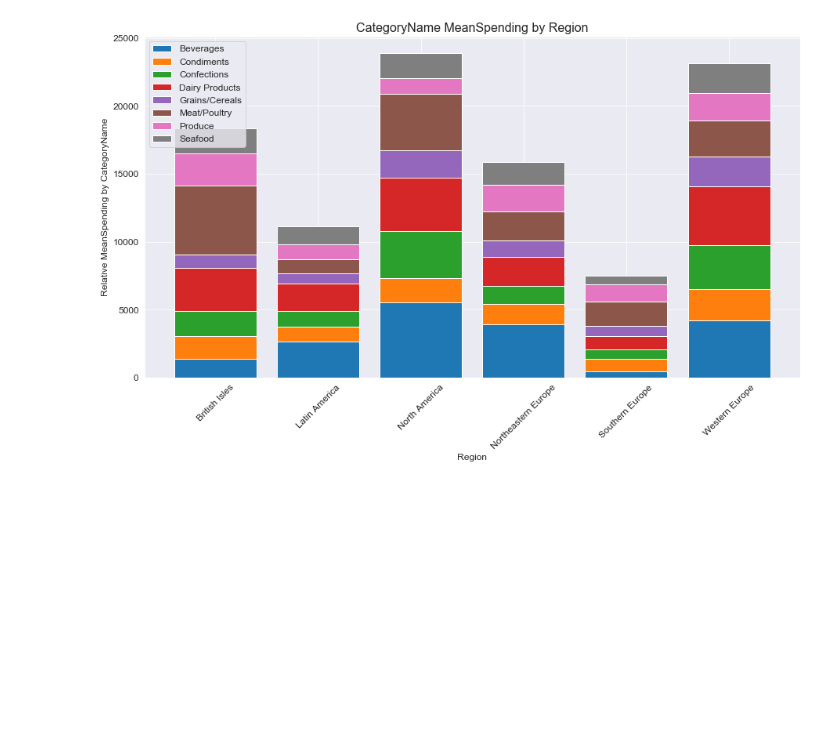
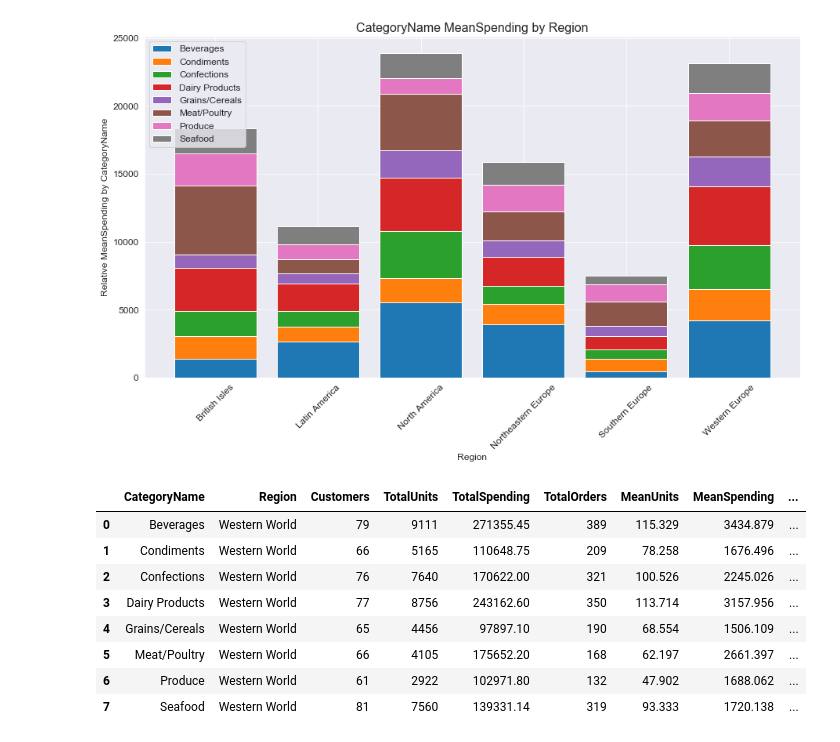
Before and after one commit to magnawhale/dsc-mod-3-project-online-ds-ft-051319, a Jupyter notebook: question_03.ipynb, the cells around one changed output. Saved outputs shown, nothing was run; the diff lists cells and outputs as text; code cells hidden in the pictures; blank space fills up the shorter version.

```diff
--- a/question_03.ipynb
+++ b/question_03.ipynb
@@ -346,3 +346,27 @@ dataset = make_dataset(region2_df,'CategoryName', 'MeanSpending')
 stacked_bar_plot(region2_df,'CategoryName', 'Region', 'MeanSpending', dataset)
 # %% [output]
 [figure]
+# %%
+pop_df = pd.DataFrame()
+for i in list(region_df.CategoryName.unique()):
+    if pop_df.empty:
+        pop_df = pd.DataFrame(region_df.loc[region_df.CategoryName == i].groupby(['CategoryName'], as_index=False).sum())
+    else:
+        derp = pd.DataFrame(region_df.loc[region_df.CategoryName == i].groupby(['CategoryName'], as_index=False).sum())
+        pop_df = pd.concat([pop_df, derp])
+pop_df.insert(1, 'Region', 'Western World')
+pop_df['MeanUnits'] = round(pop_df['TotalUnits'] / pop_df['Customers'], 3)
+pop_df['MeanSpending'] = round(pop_df['TotalSpending'] / pop_df['Customers'], 3)
+pop_df['MeanOrders'] = round(pop_df['TotalOrders'] / pop_df['Customers'], 3)
+pop_df.reset_index(drop=True, inplace=True)
+pop_df
+# %% [output]
+|  | CategoryName | Region | Customers | TotalUnits | TotalSpending | TotalOrders | MeanUnits | MeanSpending | ... |
+| 0 | Beverages | Western World | 79 | 9111 | 271355.45 | 389 | 115.329 | 3434.879 | ... |
+| 1 | Condiments | Western World | 66 | 5165 | 110648.75 | 209 | 78.258 | 1676.496 | ... |
+| 2 | Confections | Western World | 76 | 7640 | 170622.00 | 321 | 100.526 | 2245.026 | ... |
+| 3 | Dairy Products | Western World | 77 | 8756 | 243162.60 | 350 | 113.714 | 3157.956 | ... |
+| 4 | Grains/Cereals | Western World | 65 | 4456 | 97897.10 | 190 | 68.554 | 1506.109 | ... |
+| 5 | Meat/Poultry | Western World | 66 | 4105 | 175652.20 | 168 | 62.197 | 2661.397 | ... |
+| 6 | Produce | Western World | 61 | 2922 | 102971.80 | 132 | 47.902 | 1688.062 | ... |
+| 7 | Seafood | Western World | 81 | 7560 | 139331.14 | 319 | 93.333 | 1720.138 | ... |
```
Also changed, not shown: parts of 13 cells of this notebook, 1 other file.
